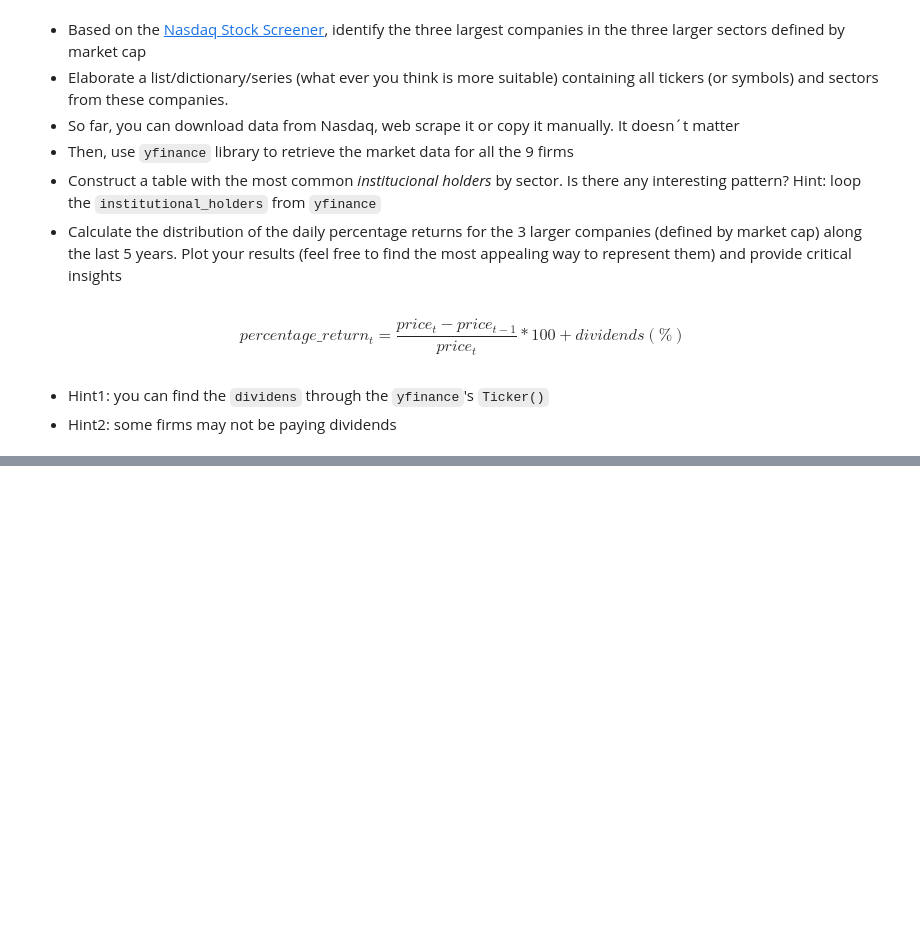
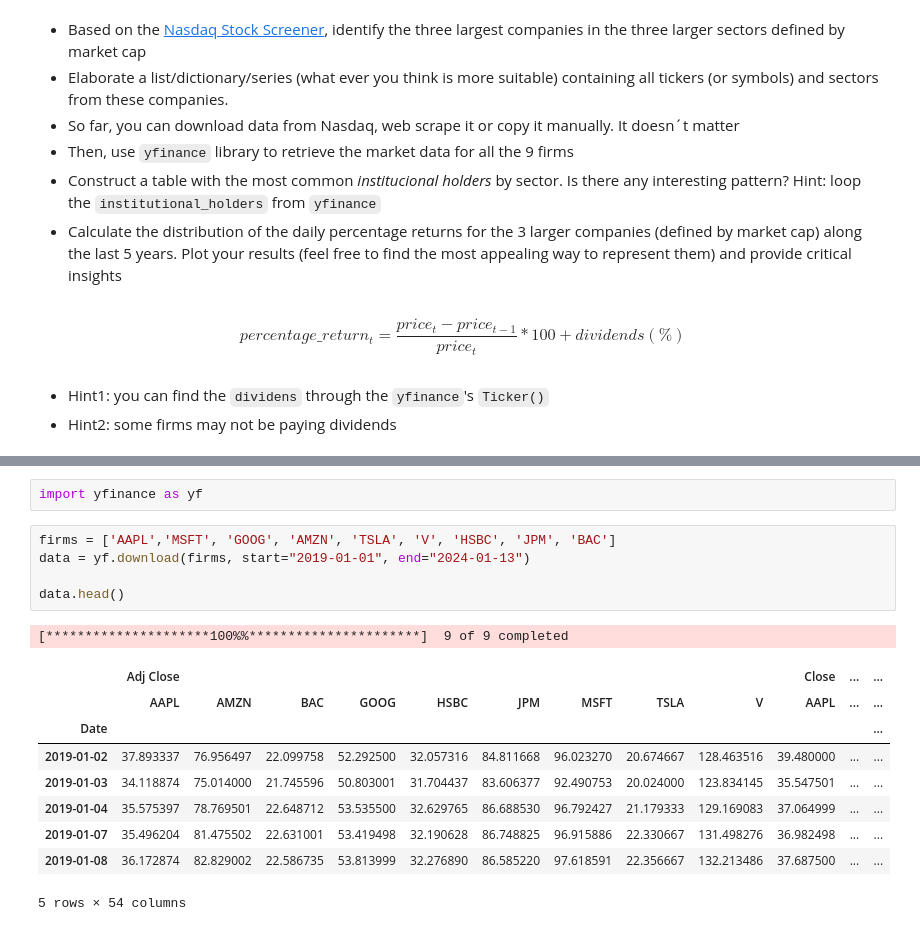
Before and after one commit to qlab-intro-python/tarea-4-quispe-dongo, a Jupyter notebook: tarea_4.ipynb, the cells around one changed output, grey strips where cells are left out. Drawn from its saved outputs; the diff is of its cells as text; blank space fills up the shorter version.

```diff
--- a/tarea_4_plantilla.ipynb
+++ b/tarea_4.ipynb
@@ -270,0 +363,18 @@ $$
+# %%
+import yfinance as yf
+# %%
+firms = ['AAPL','MSFT', 'GOOG', 'AMZN', 'TSLA', 'V', 'HSBC', 'JPM', 'BAC']
+data = yf.download(firms, start="2019-01-01", end="2024-01-13")
+
+data.head()
+# %% [output]
+[*********************100%%**********************]  9 of 9 completed
+|  | Adj Close |  |  |  |  |  |  |  |  | Close | ... | ... |
+|  | AAPL | AMZN | BAC | GOOG | HSBC | JPM | MSFT | TSLA | V | AAPL | ... | ... |
+| Date |  |  |  |  |  |  |  |  |  |  |  | ... |
+| 2019-01-02 | 37.893337 | 76.956497 | 22.099758 | 52.292500 | 32.057316 | 84.811668 | 96.023270 | 20.674667 | 128.463516 | 39.480000 | ... | ... |
+| 2019-01-03 | 34.118874 | 75.014000 | 21.745596 | 50.803001 | 31.704437 | 83.606377 | 92.490753 | 20.024000 | 123.834145 | 35.547501 | ... | ... |
+| 2019-01-04 | 35.575397 | 78.769501 | 22.648712 | 53.535500 | 32.629765 | 86.688530 | 96.792427 | 21.179333 | 129.169083 | 37.064999 | ... | ... |
+| 2019-01-07 | 35.496204 | 81.475502 | 22.631001 | 53.419498 | 32.190628 | 86.748825 | 96.915886 | 22.330667 | 131.498276 | 36.982498 | ... | ... |
+| 2019-01-08 | 36.172874 | 82.829002 | 22.586735 | 53.813999 | 32.276890 | 86.585220 | 97.618591 | 22.356667 | 132.213486 | 37.687500 | ... | ... |
+5 rows × 54 columns
```
Also changed, not shown: parts of 16 cells of this notebook.
